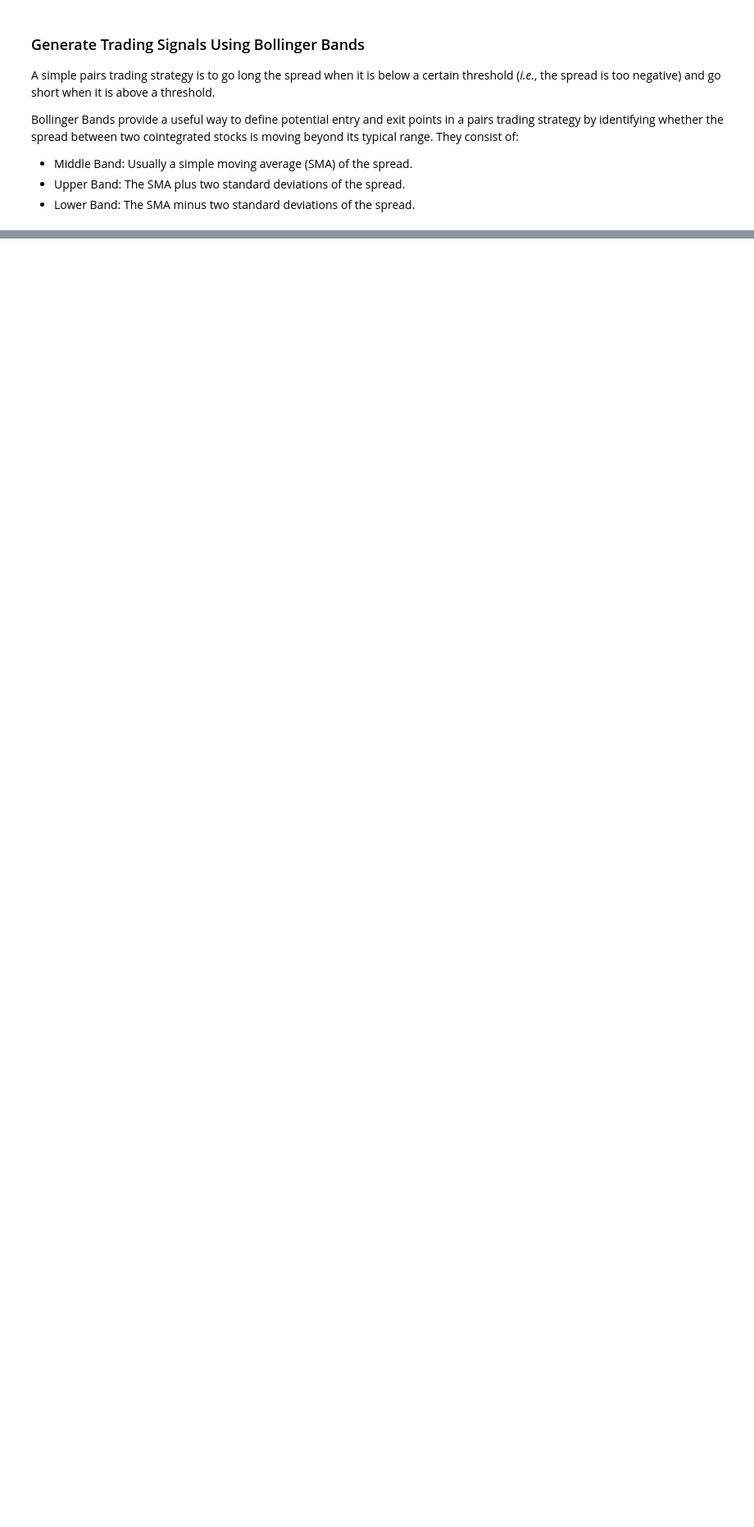
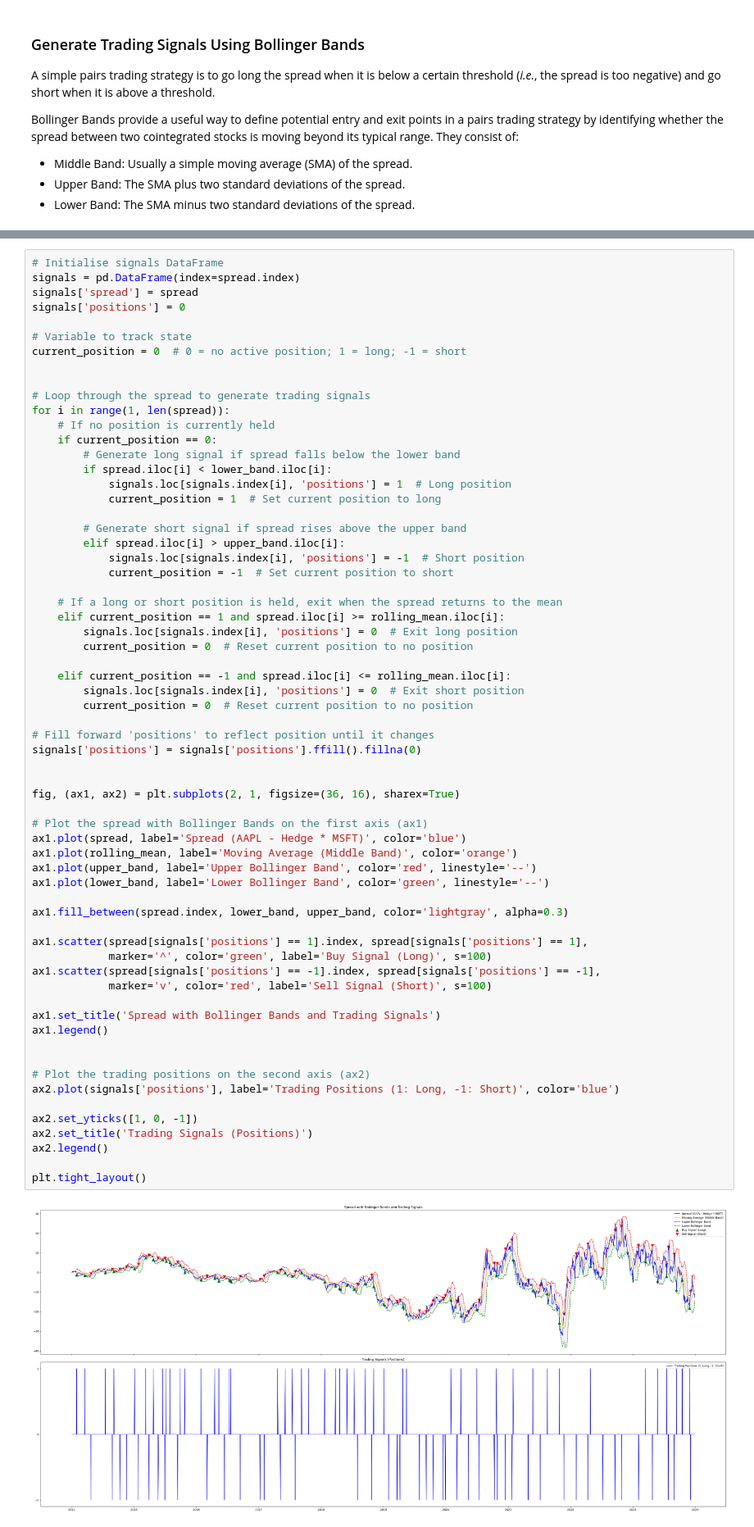
Before and after one commit to loyiwen/PairsTradingBot, a Jupyter notebook: pairs_trading_logic.ipynb, the cells around one changed output, grey strips where cells are left out. Shown at 82% size. Drawn from its saved outputs; the diff is of its cells as text; blank space fills up the shorter version.

```diff
--- a/pairs_trading_logic.ipynb
+++ b/pairs_trading_logic.ipynb
@@ -141,0 +150,66 @@ plt.legend()
+# %%
+# Initialise signals DataFrame
+signals = pd.DataFrame(index=spread.index)
+signals['spread'] = spread
+signals['positions'] = 0
+
+# Variable to track state
+current_position = 0  # 0 = no active position; 1 = long; -1 = short
+
+
+# Loop through the spread to generate trading signals
+for i in range(1, len(spread)):
+    # If no position is currently held
+    if current_position == 0:
+        # Generate long signal if spread falls below the lower band
+        if spread.iloc[i] < lower_band.iloc[i]:
+            signals.loc[signals.index[i], 'positions'] = 1  # Long position
+            current_position = 1  # Set current position to long
+
+        # Generate short signal if spread rises above the upper band
+        elif spread.iloc[i] > upper_band.iloc[i]:
+            signals.loc[signals.index[i], 'positions'] = -1  # Short position
+            current_position = -1  # Set current position to short
+
+    # If a long or short position is held, exit when the spread returns to the mean
+    elif current_position == 1 and spread.iloc[i] >= rolling_mean.iloc[i]:
+        signals.loc[signals.index[i], 'positions'] = 0  # Exit long position
+        current_position = 0  # Reset current position to no position
+
+    elif current_position == -1 and spread.iloc[i] <= rolling_mean.iloc[i]:
+        signals.loc[signals.index[i], 'positions'] = 0  # Exit short position
+        current_position = 0  # Reset current position to no position
+
+# Fill forward 'positions' to reflect position until it changes
+signals['positions'] = signals['positions'].ffill().fillna(0)
+
+
+fig, (ax1, ax2) = plt.subplots(2, 1, figsize=(36, 16), sharex=True)
+
+# Plot the spread with Bollinger Bands on the first axis (ax1)
+ax1.plot(spread, label='Spread (AAPL - Hedge * MSFT)', color='blue')
+ax1.plot(rolling_mean, label='Moving Average (Middle Band)', color='orange')
+ax1.plot(upper_band, label='Upper Bollinger Band', color='red', linestyle='--')
+ax1.plot(lower_band, label='Lower Bollinger Band', color='green', linestyle='--')
+
+ax1.fill_between(spread.index, lower_band, upper_band, color='lightgray', alpha=0.3)
+
+ax1.scatter(spread[signals['positions'] == 1].index, spread[signals['positions'] == 1],
+            marker='^', color='green', label='Buy Signal (Long)', s=100)
+ax1.scatter(spread[signals['positions'] == -1].index, spread[signals['positions'] == -1],
+            marker='v', color='red', label='Sell Signal (Short)', s=100)
+
+ax1.set_title('Spread with Bollinger Bands and Trading Signals')
+ax1.legend()
+
+
+# Plot the trading positions on the second axis (ax2)
+ax2.plot(signals['positions'], label='Trading Positions (1: Long, -1: Short)', color='blue')
+
+ax2.set_yticks([1, 0, -1])
+ax2.set_title('Trading Signals (Positions)')
+ax2.legend()
+
+plt.tight_layout()
+# %% [output]
+[figure, added]
```
Also changed, not shown: parts of 4 cells of this notebook.
